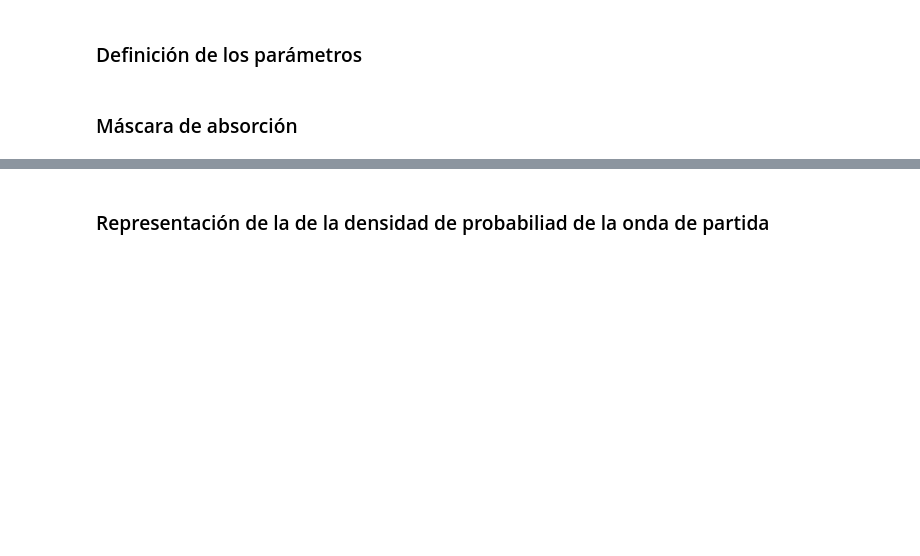
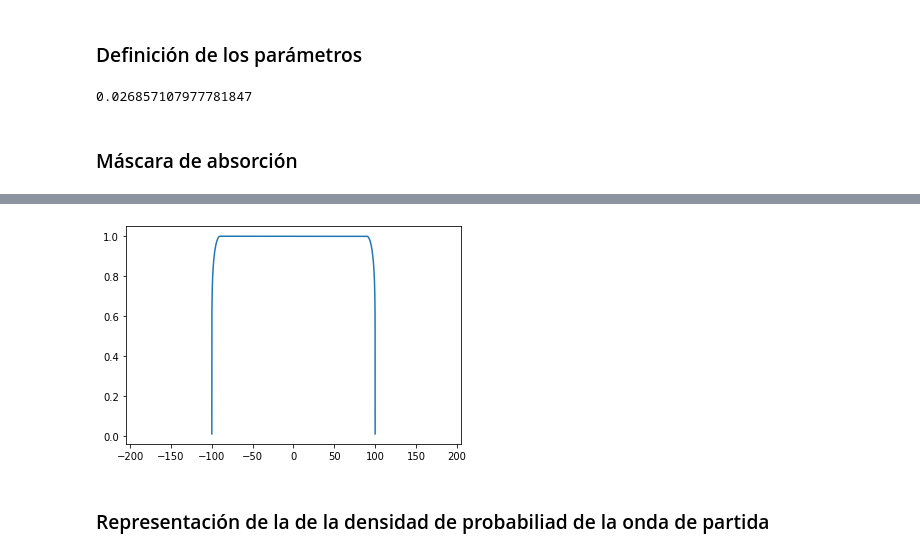
Before and after one commit to rmhsik/TFG, a Jupyter notebook: tfg/3-10-19.ipynb, the cells around one changed output, grey strips where cells are left out. Cells and saved outputs as stored; diff of their text form; code cells hidden in the pictures; blank space fills up the shorter version.

```diff
--- a/tfg/3-10-19.ipynb
+++ b/tfg/3-10-19.ipynb
@@ -25,8 +27,8 @@ import cProfile
 # %% [markdown]
 <h3> Definición de los parámetros
 # %%
-Nx = 1000 #Número de puntos en el mallado espacial
-Nt = 2*1024 #Número de puntos en el mallado temporal
+Nx = 4000 #Número de puntos en el mallado espacial
+Nt = 16*1024 #Número de puntos en el mallado temporal
 x,h = np.linspace(-100,100,Nx,retstep=True)
 a = 1.0 #Paramentro que define el ancho de la función gaussiana
 #p0 = 0.0
@@ -38,6 +40,9 @@ H = Hamiltonian.H(x,Nx,h,t,VBool=False, ABool=False,softening=1.0)
 
 WF = WaveFunction.WF(a,(x,h),(t,dt),H)
 psi = WF.psi
+dt
+# %% [output]
+0.026857107977781847
 # %% [markdown]
 <h3> Máscara de absorción
 # %%
@@ -55,8 +60,10 @@ def Mask(x,xb,gamma):
 # %%
 fig = plt.figure();
 ax = fig.add_subplot(111); #linear axis
+#ax.set_ylim(0,1.5)
 
-mask = Mask(x,10,1)
+mask = Mask(x,10,1.0)
 ax.plot(WF.x,mask)
-WF.mask =mask
+ax.set_xlim(-205,205)
+WF.mask = mask
 # %% [output]
@@ -65,3 +70,4 @@ WF.mask =mask
+[figure, added]
 # %% [markdown]
 <h3> Representación de la de la densidad de probabiliad de la
 onda de partida
```
Also changed, not shown: parts of 19 cells of this notebook, 15 other files.
